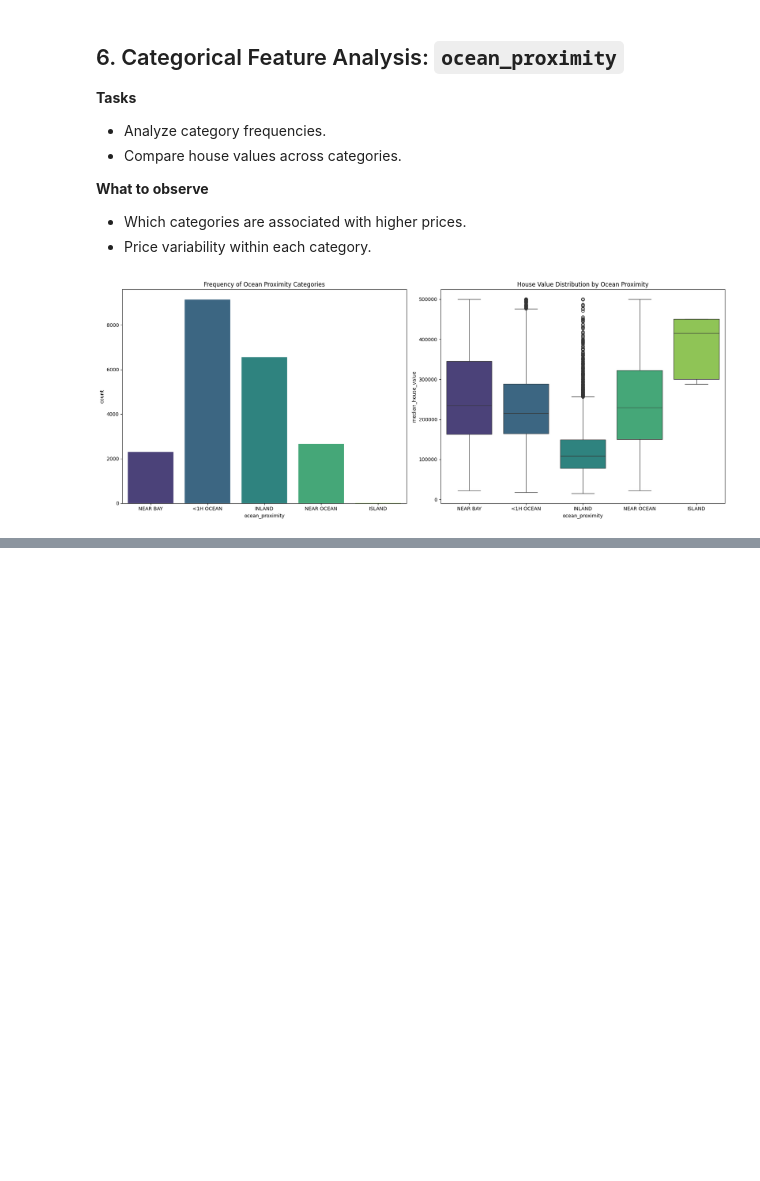
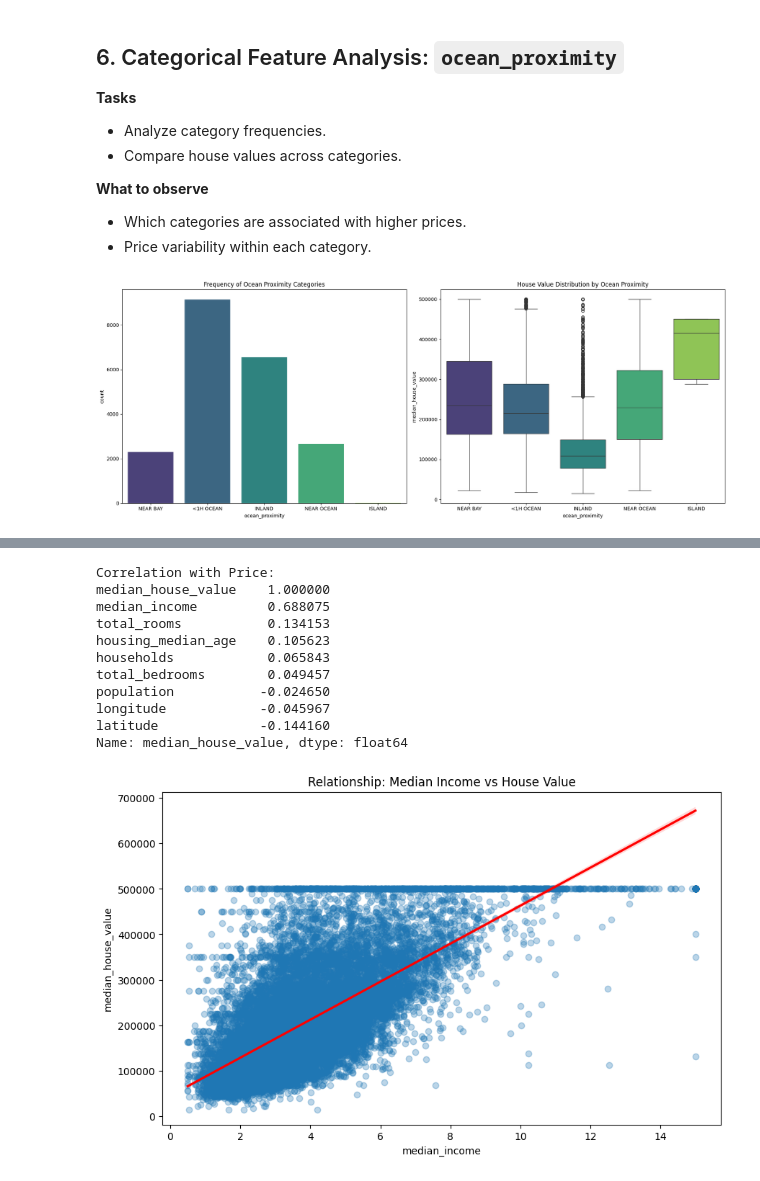
Before and after one commit to Trazeure/california-housing-eda-ml, a Jupyter notebook: Notebooks/02_eda.ipynb, the cells around one changed output, grey strips where cells are left out. Drawn from its saved outputs; the diff is of its cells as text; code cells hidden in the pictures; blank space fills up the shorter version.

```diff
--- a/Notebooks/02_eda.ipynb
+++ b/Notebooks/02_eda.ipynb
@@ -513,0 +535,34 @@ plt.show()
+# %%
+# 1. Calculamos la correlación enfocada en el precio
+correlation_matrix = df_housing.corr(numeric_only=True)
+price_correlations = correlation_matrix["median_house_value"].sort_values(
+    ascending=False
+)
+
+print("Correlation with Price:")
+print(price_correlations)
+
+# 2. Visualizamos la relación más fuerte (Income vs Price)
+plt.figure(figsize=(10, 6))
+sns.regplot(
+    data=df_housing,
+    x="median_income",
+    y="median_house_value",
+    scatter_kws={"alpha": 0.3},
+    line_kws={"color": "red"},
+)
+plt.title("Relationship: Median Income vs House Value")
+plt.show()
+# %% [output]
+Correlation with Price:
+median_house_value    1.000000
+median_income         0.688075
+total_rooms           0.134153
+housing_median_age    0.105623
+households            0.065843
+total_bedrooms        0.049457
+population           -0.024650
+longitude            -0.045967
+latitude             -0.144160
+Name: median_house_value, dtype: float64
+[figure, added]
```
Also changed, not shown: parts of 16 cells of this notebook.
